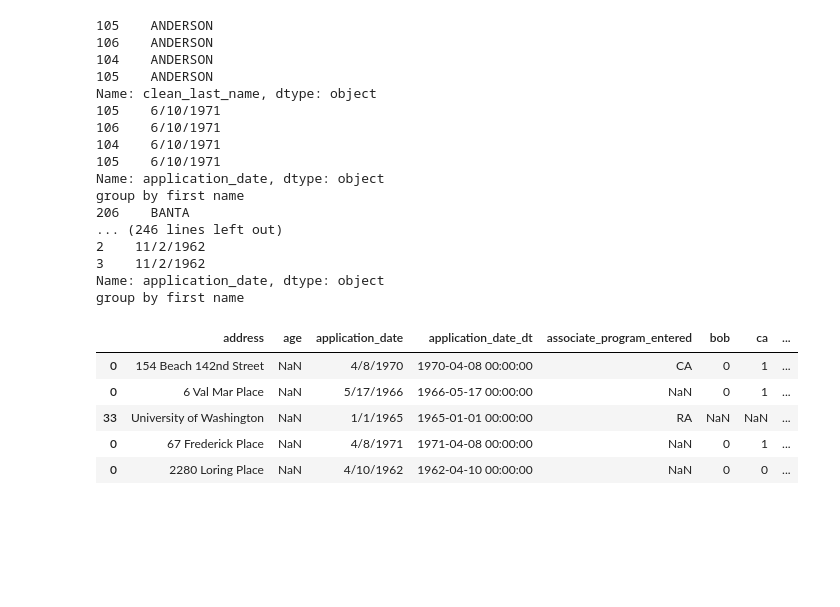
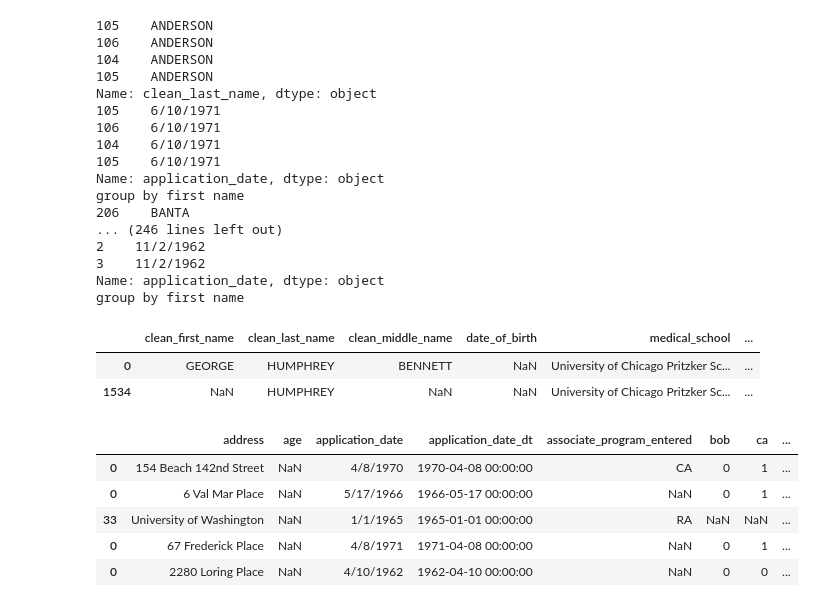
Before and after one commit to Lrraymond13/yellow_beret, a Jupyter notebook: Compile Application Card Raw Data, Dedup and Standardize.ipynb, the cells around one changed output. Drawn from its saved outputs; the diff is of its cells as text; code cells hidden in the pictures; blank space fills up the shorter version.

```diff
--- a/Compile Application Card Raw Data, Dedup and Standardize.ipynb
+++ b/Compile Application Card Raw Data, Dedup and Standardize.ipynb
@@ -19,6 +21,8 @@ NAMES = ['first_name', 'middle_name', 'last_name']
 PERSONAL_INFO = [
     'clean_first_name', 'clean_last_name', 'clean_middle_name',
     'date_of_birth', 'medical_school', 'clean_college_trans']
+
+AWARDS_KEYWORDS = ['HONORS', 'AWARD', 'HONOR', 'SOCIETY', 'SCHOLAR', 'AOA', 'PME', 'FNHS', 'ODK']
 # %%
 r1 = pd.read_csv(os.path.join(CARD_DATA_DIR, r1_file), skiprows=1)
 r2 = pd.read_csv(os.path.join(CARD_DATA_DIR, r2_file), skiprows=1)
@@ -191,7 +195,7 @@ def has_award(raw_name):
     # if the first name has honor or award it it, return True
     if pd.isnull(raw_name):
         return False
-    return 'HONORS' in raw_name or 'AWARD' in raw_name or 'SOCIETY' in raw_name
+    return any(map(lambda x: x in raw_name, AWARDS_KEYWORDS))
 # %%
 # get a list of all the med school honors columns
 honors_columns = [c for c in all_app_short.columns if 'honor' in c]
@@ -219,0 +237,14 @@ all_app_short2.loc[hc_mask, 'clean_first_name'] = np.nan
+# %%
+def str_sim(row):
+    med_school = row['medical_school']
+    last = row['clean_last_name']
+    if pd.isnull(med_school) and pd.isnull(last):
+        return 0
+    if isinstance(med_school, float):
+        return 0
+    upp_med_school = clean_names(med_school)
+    res = difflib.SequenceMatcher(None, last, upp_med_school).ratio()
+    return res
+# %%
+# for those columns where med school is equal to last name or med_school is a year range, delete
+all_app_short2.loc[:, 'school_name_sim'] = all_app_short2.loc[:, ['clean_last_name', 'medical_school']].apply(str_sim, axis=1)
@@ -402,3 +451,9 @@ unique_apps_df = pd.concat(combined_rows)
 unique_apps_df.sort_index(axis=1, inplace=True)
 # order columns and sort values
 unique_apps_df.sort_values(by=['clean_last_name', 'application_date'], axis=0, inplace=True)
+# %%
+unique_apps_df.loc[unique_apps_df.clean_last_name=='HUMPHREY', PERSONAL_INFO+['application_date']]
+# %% [output]
+|  | clean_first_name | clean_last_name | clean_middle_name | date_of_birth | medical_school | ... |
+| 0 | GEORGE | HUMPHREY | BENNETT | NaN | University of Chicago Pritzker Sc... | ... |
+| 1534 | NaN | HUMPHREY | NaN | NaN | University of Chicago Pritzker Sc... | ... |
```
Also changed, not shown: parts of 9 cells of this notebook.
